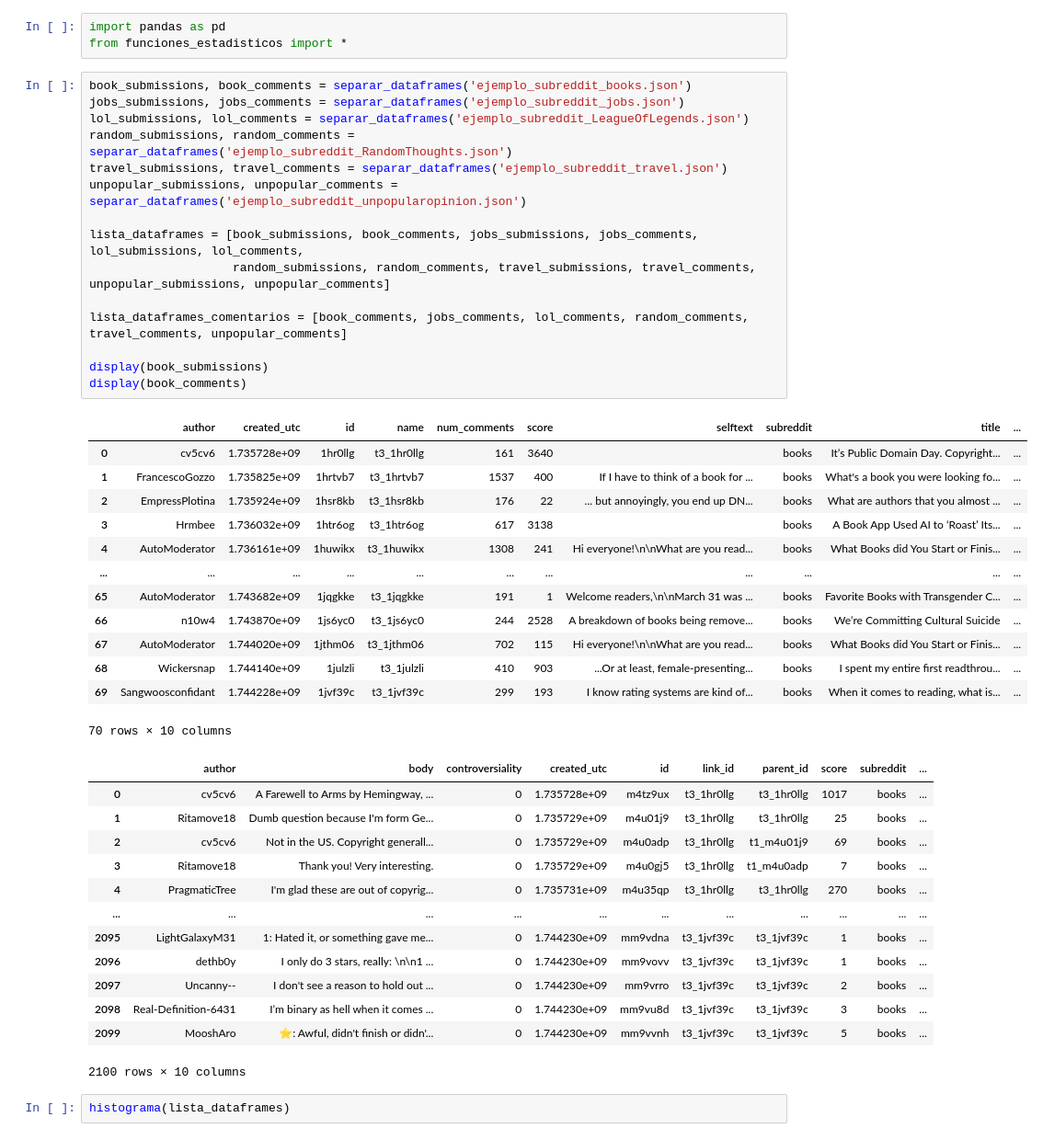
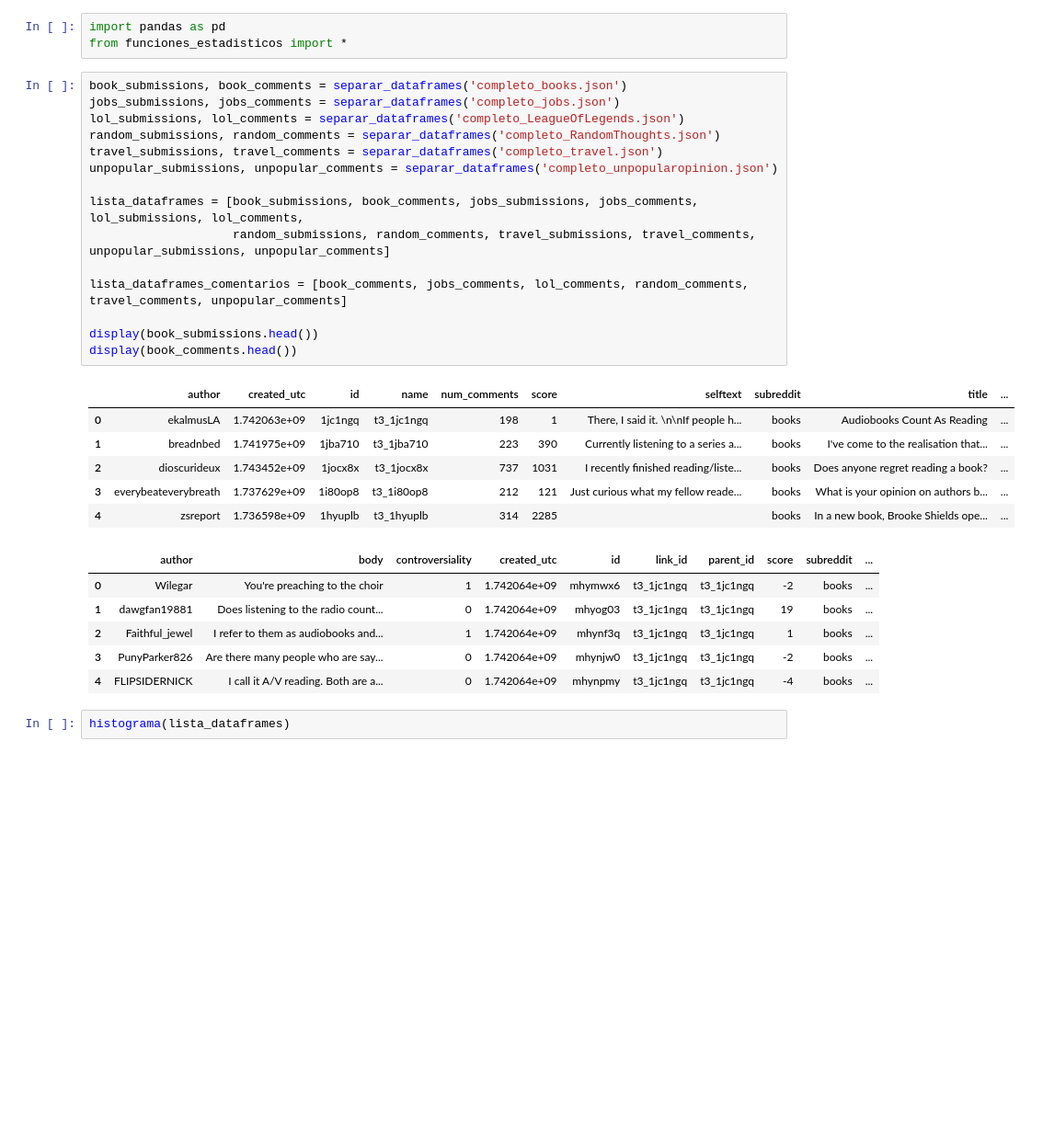
Before and after one commit to daniela-murciam-um-es/PLN-practicasParte2, a Jupyter notebook: prueba_estadisticos.ipynb, the cells around one changed output. Shown at 92% size. Saved outputs shown, nothing was run; the diff lists cells and outputs as text; blank space fills up the shorter version.

```diff
--- a/prueba_estadisticos.ipynb
+++ b/prueba_estadisticos.ipynb
@@ -2,47 +2,33 @@
 import pandas as pd
 from funciones_estadisticos import *
 # %%
-book_submissions, book_comments = separar_dataframes('ejemplo_subreddit_books.json')
-jobs_submissions, jobs_comments = separar_dataframes('ejemplo_subreddit_jobs.json')
-lol_submissions, lol_comments = separar_dataframes('ejemplo_subreddit_LeagueOfLegends.json')
-random_submissions, random_comments = separar_dataframes('ejemplo_subreddit_RandomThoughts.json')
-travel_submissions, travel_comments = separar_dataframes('ejemplo_subreddit_travel.json')
-unpopular_submissions, unpopular_comments = separar_dataframes('ejemplo_subreddit_unpopularopinion.json')
+book_submissions, book_comments = separar_dataframes('completo_books.json')
+jobs_submissions, jobs_comments = separar_dataframes('completo_jobs.json')
+lol_submissions, lol_comments = separar_dataframes('completo_LeagueOfLegends.json')
+random_submissions, random_comments = separar_dataframes('completo_RandomThoughts.json')
+travel_submissions, travel_comments = separar_dataframes('completo_travel.json')
+unpopular_submissions, unpopular_comments = separar_dataframes('completo_unpopularopinion.json')
 
 lista_dataframes = [book_submissions, book_comments, jobs_submissions, jobs_comments, lol_submissions, lol_comments,
 					random_submissions, random_comments, travel_submissions, travel_comments, unpopular_submissions, unpopular_comments]
 
 lista_dataframes_comentarios = [book_comments, jobs_comments, lol_comments, random_comments, travel_comments, unpopular_comments]
 
-display(book_submissions)
-display(book_comments)
+display(book_submissions.head())
+display(book_comments.head())
 # %% [output]
 |  | author | created_utc | id | name | num_comments | score | selftext | subreddit | title | ... |
-| 0 | cv5cv6 | 1.735728e+09 | 1hr0llg | t3_1hr0llg | 161 | 3640 |  | books | It’s Public Domain Day. Copyright... | ... |
-| 1 | FrancescoGozzo | 1.735825e+09 | 1hrtvb7 | t3_1hrtvb7 | 1537 | 400 | If I have to think of a book for ... | books | What's a book you were looking fo... | ... |
-| 2 | EmpressPlotina | 1.735924e+09 | 1hsr8kb | t3_1hsr8kb | 176 | 22 | ... but annoyingly, you end up DN... | books | What are authors that you almost ... | ... |
-| 3 | Hrmbee | 1.736032e+09 | 1htr6og | t3_1htr6og | 617 | 3138 |  | books | A Book App Used AI to ‘Roast’ Its... | ... |
-| 4 | AutoModerator | 1.736161e+09 | 1huwikx | t3_1huwikx | 1308 | 241 | Hi everyone!\n\nWhat are you read... | books | What Books did You Start or Finis... | ... |
-| ... | ... | ... | ... | ... | ... | ... | ... | ... | ... | ... |
-| 65 | AutoModerator | 1.743682e+09 | 1jqgkke | t3_1jqgkke | 191 | 1 | Welcome readers,\n\nMarch 31 was ... | books | Favorite Books with Transgender C... | ... |
-| 66 | n10w4 | 1.743870e+09 | 1js6yc0 | t3_1js6yc0 | 244 | 2528 | A breakdown of books being remove... | books | We’re Committing Cultural Suicide | ... |
-| 67 | AutoModerator | 1.744020e+09 | 1jthm06 | t3_1jthm06 | 702 | 115 | Hi everyone!\n\nWhat are you read... | books | What Books did You Start or Finis... | ... |
-| 68 | Wickersnap | 1.744140e+09 | 1julzli | t3_1julzli | 410 | 903 | ...Or at least, female-presenting... | books | I spent my entire first readthrou... | ... |
-| 69 | Sangwoosconfidant | 1.744228e+09 | 1jvf39c | t3_1jvf39c | 299 | 193 | I know rating systems are kind of... | books | When it comes to reading, what is... | ... |
+| 0 | ekalmusLA | 1.742063e+09 | 1jc1ngq | t3_1jc1ngq | 198 | 1 | There, I said it. \n\nIf people h... | books | Audiobooks Count As Reading | ... |
+| 1 | breadnbed | 1.741975e+09 | 1jba710 | t3_1jba710 | 223 | 390 | Currently listening to a series a... | books | I've come to the realisation that... | ... |
+| 2 | dioscurideux | 1.743452e+09 | 1jocx8x | t3_1jocx8x | 737 | 1031 | I recently finished reading/liste... | books | Does anyone regret reading a book? | ... |
+| 3 | everybeateverybreath | 1.737629e+09 | 1i80op8 | t3_1i80op8 | 212 | 121 | Just curious what my fellow reade... | books | What is your opinion on authors b... | ... |
+| 4 | zsreport | 1.736598e+09 | 1hyuplb | t3_1hyuplb | 314 | 2285 |  | books | In a new book, Brooke Shields ope... | ... |
-70 rows × 10 columns
 |  | author | body | controversiality | created_utc | id | link_id | parent_id | score | subreddit | ... |
-| 0 | cv5cv6 | A Farewell to Arms by Hemingway, ... | 0 | 1.735728e+09 | m4tz9ux | t3_1hr0llg | t3_1hr0llg | 1017 | books | ... |
-| 1 | Ritamove18 | Dumb question because I'm form Ge... | 0 | 1.735729e+09 | m4u01j9 | t3_1hr0llg | t3_1hr0llg | 25 | books | ... |
-| 2 | cv5cv6 | Not in the US. Copyright generall... | 0 | 1.735729e+09 | m4u0adp | t3_1hr0llg | t1_m4u01j9 | 69 | books | ... |
-| 3 | Ritamove18 | Thank you! Very interesting. | 0 | 1.735729e+09 | m4u0gj5 | t3_1hr0llg | t1_m4u0adp | 7 | books | ... |
-| 4 | PragmaticTree | I'm glad these are out of copyrig... | 0 | 1.735731e+09 | m4u35qp | t3_1hr0llg | t3_1hr0llg | 270 | books | ... |
-| ... | ... | ... | ... | ... | ... | ... | ... | ... | ... | ... |
-| 2095 | LightGalaxyM31 | 1: Hated it, or something gave me... | 0 | 1.744230e+09 | mm9vdna | t3_1jvf39c | t3_1jvf39c | 1 | books | ... |
-| 2096 | dethb0y | I only do 3 stars, really: \n\n1 ... | 0 | 1.744230e+09 | mm9vovv | t3_1jvf39c | t3_1jvf39c | 1 | books | ... |
-| 2097 | Uncanny-- | I don't see a reason to hold out ... | 0 | 1.744230e+09 | mm9vrro | t3_1jvf39c | t3_1jvf39c | 2 | books | ... |
-| 2098 | Real-Definition-6431 | I’m binary as hell when it comes ... | 0 | 1.744230e+09 | mm9vu8d | t3_1jvf39c | t3_1jvf39c | 3 | books | ... |
-| 2099 | MooshAro | ⭐️: Awful, didn't finish or didn'... | 0 | 1.744230e+09 | mm9vvnh | t3_1jvf39c | t3_1jvf39c | 5 | books | ... |
+| 0 | Wilegar | You're preaching to the choir | 1 | 1.742064e+09 | mhymwx6 | t3_1jc1ngq | t3_1jc1ngq | -2 | books | ... |
+| 1 | dawgfan19881 | Does listening to the radio count... | 0 | 1.742064e+09 | mhyog03 | t3_1jc1ngq | t3_1jc1ngq | 19 | books | ... |
+| 2 | Faithful_jewel | I refer to them as audiobooks and... | 1 | 1.742064e+09 | mhynf3q | t3_1jc1ngq | t3_1jc1ngq | 1 | books | ... |
+| 3 | PunyParker826 | Are there many people who are say... | 0 | 1.742064e+09 | mhynjw0 | t3_1jc1ngq | t3_1jc1ngq | -2 | books | ... |
+| 4 | FLIPSIDERNICK | I call it A/V reading. Both are a... | 0 | 1.742064e+09 | mhynpmy | t3_1jc1ngq | t3_1jc1ngq | -4 | books | ... |
-2100 rows × 10 columns
 # %%
 histograma(lista_dataframes)
 # %%
```
Also changed, not shown: parts of 4 cells of this notebook, 1 other file.
